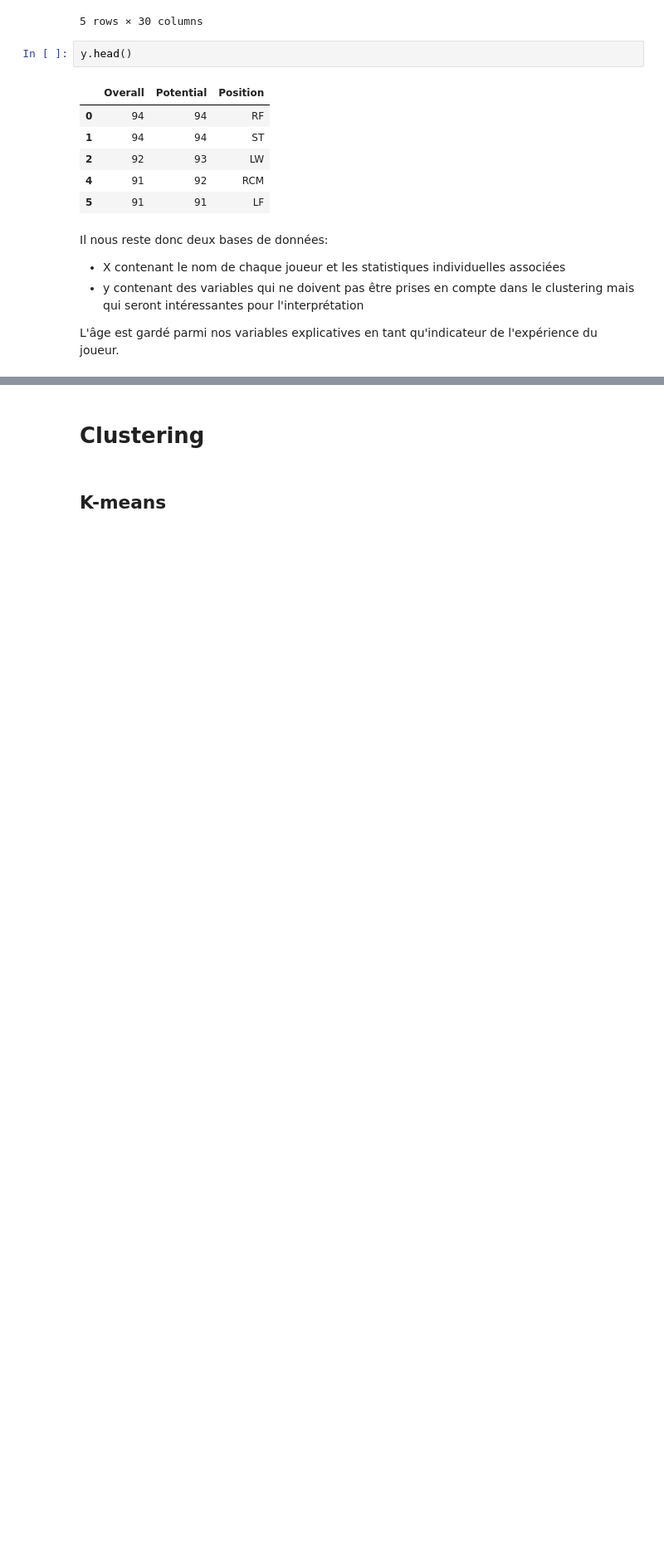
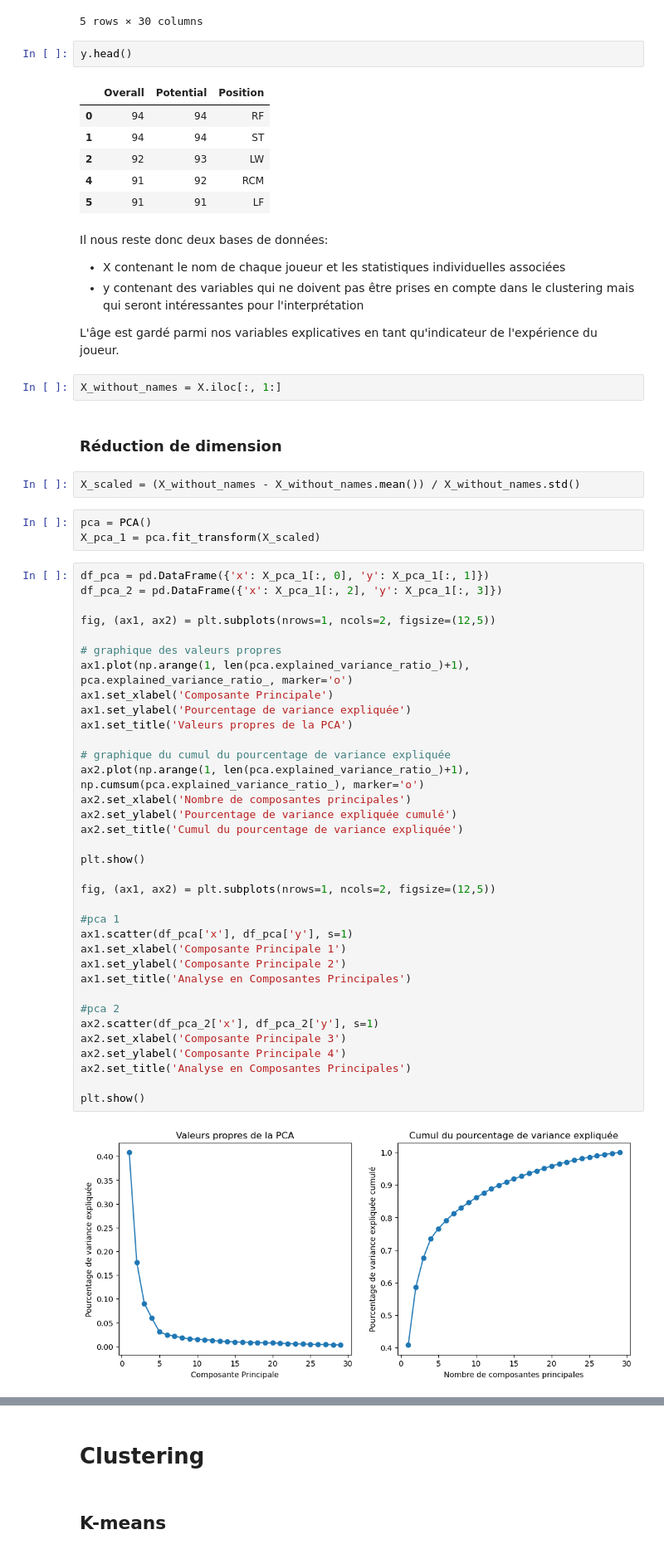
Before and after one commit to lucagortana/game-learning, a Jupyter notebook: fifa_clustering.ipynb, the cells around one changed output, grey strips where cells are left out. Shown at 83% size. Saved outputs shown, nothing was run; the diff lists cells and outputs as text; blank space fills up the shorter version.

```diff
--- a/fifa_clustering.ipynb
+++ b/fifa_clustering.ipynb
@@ -297,3 +310,49 @@ Il nous reste donc deux bases de données:
 - y contenant des variables qui ne doivent pas être prises en compte dans le clustering mais qui seront intéressantes pour l'interprétation
 
 L'âge est gardé parmi nos variables explicatives en tant qu'indicateur de l'expérience du joueur.
+# %%
+X_without_names = X.iloc[:, 1:]
+# %% [markdown]
+### Réduction de dimension
+# %%
+X_scaled = (X_without_names - X_without_names.mean()) / X_without_names.std()
+# %%
+pca = PCA()
+X_pca_1 = pca.fit_transform(X_scaled)
+# %%
+df_pca = pd.DataFrame({'x': X_pca_1[:, 0], 'y': X_pca_1[:, 1]})
+df_pca_2 = pd.DataFrame({'x': X_pca_1[:, 2], 'y': X_pca_1[:, 3]})
+
+fig, (ax1, ax2) = plt.subplots(nrows=1, ncols=2, figsize=(12,5))
+
+# graphique des valeurs propres
+ax1.plot(np.arange(1, len(pca.explained_variance_ratio_)+1), pca.explained_variance_ratio_, marker='o')
+ax1.set_xlabel('Composante Principale')
+ax1.set_ylabel('Pourcentage de variance expliquée')
+ax1.set_title('Valeurs propres de la PCA')
+
+# graphique du cumul du pourcentage de variance expliquée
+ax2.plot(np.arange(1, len(pca.explained_variance_ratio_)+1), np.cumsum(pca.explained_variance_ratio_), marker='o')
+ax2.set_xlabel('Nombre de composantes principales')
+ax2.set_ylabel('Pourcentage de variance expliquée cumulé')
+ax2.set_title('Cumul du pourcentage de variance expliquée')
+
+plt.show()
+
+fig, (ax1, ax2) = plt.subplots(nrows=1, ncols=2, figsize=(12,5))
+
+#pca 1
+ax1.scatter(df_pca['x'], df_pca['y'], s=1)
+ax1.set_xlabel('Composante Principale 1')
+ax1.set_ylabel('Composante Principale 2')
+ax1.set_title('Analyse en Composantes Principales')
+
+#pca 2
+ax2.scatter(df_pca_2['x'], df_pca_2['y'], s=1)
+ax2.set_xlabel('Composante Principale 3')
+ax2.set_ylabel('Composante Principale 4')
+ax2.set_title('Analyse en Composantes Principales')
+
+plt.show()
+# %% [output]
+[figure, added]
```
Also changed, not shown: parts of 57 cells of this notebook.
